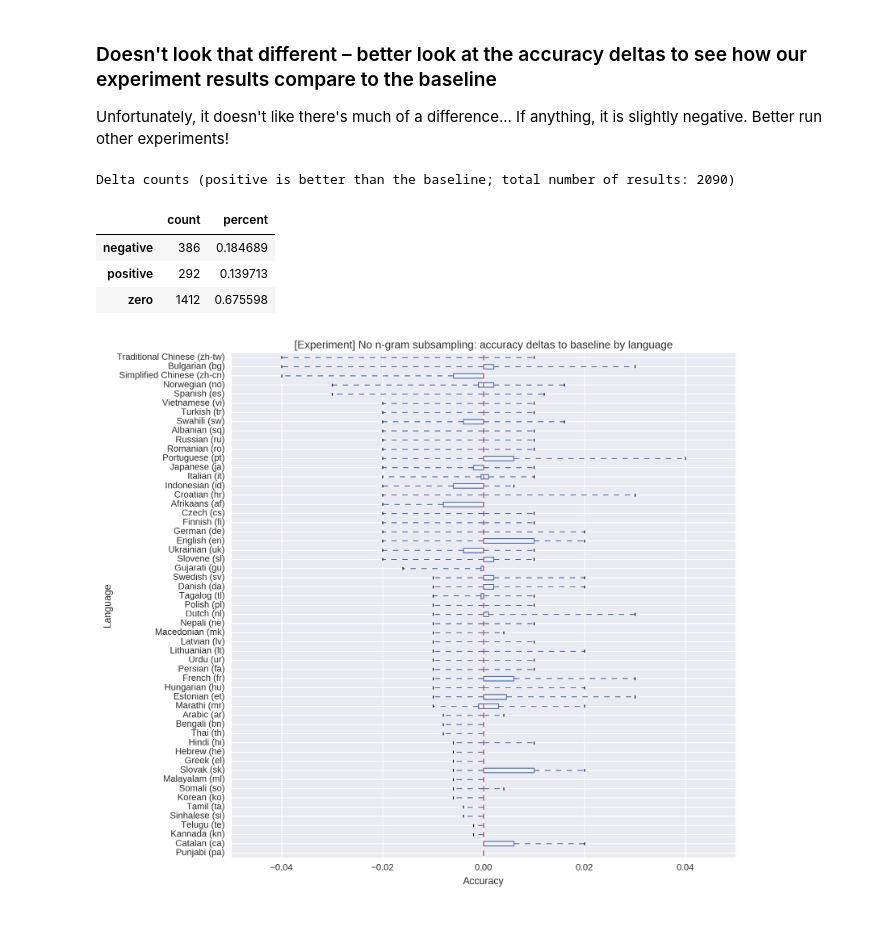
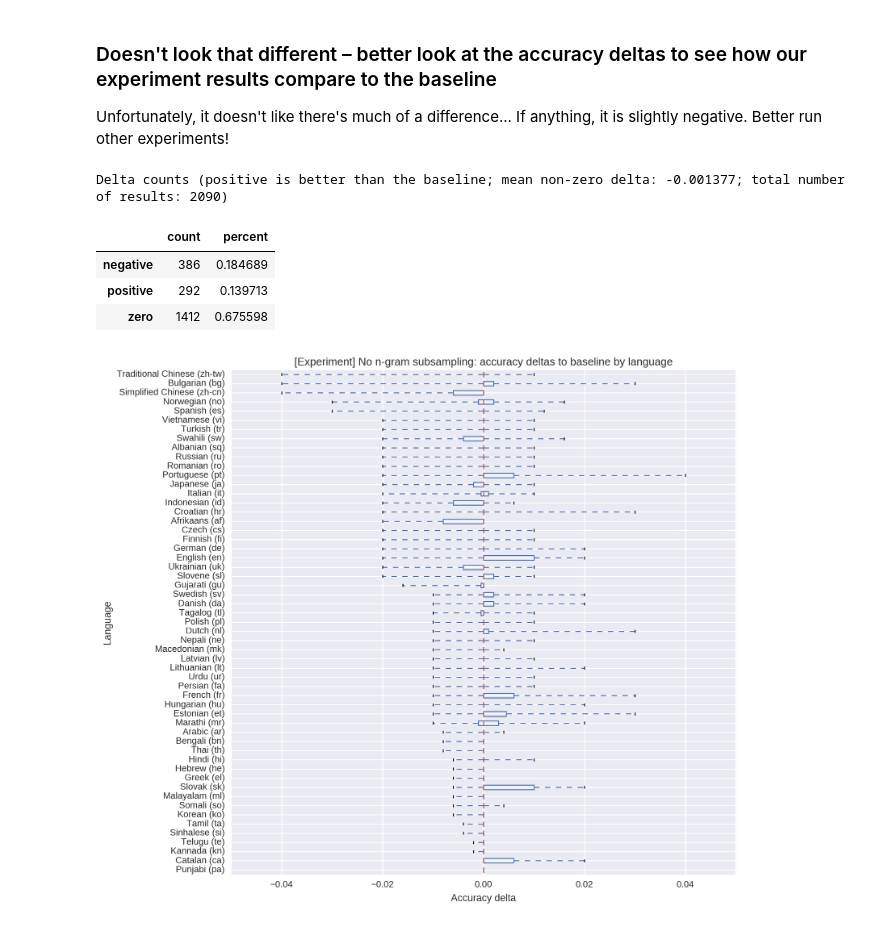
Before and after one commit to Automattic/elasticsearch-langdetect, a Jupyter notebook: experiments/Classification experiments.ipynb, the cells around one changed output. Drawn from its saved outputs; the diff is of its cells as text; code cells hidden in the pictures.

```diff
--- a/experiments/Classification experiments.ipynb
+++ b/experiments/Classification experiments.ipynb
@@ -139,35 +139,44 @@ plot_accuracy_by_language(no_ngram_subsampling_results, '[Experiment] No n-gram
 
 Unfortunately, it doesn't like there's much of a difference... If anything, it is slightly negative. Better run other experiments!
 # %%
-def plot_accuracy_deltas_by_language(baseline_results, experiment_results, experiment_name):
+def plot_accuracy_deltas_by_language(baseline_results, experiment_results, experiment_name,
+                                     order='min', baseline_desc=None):
     baseline_accuracies = extract_accuracies(baseline_results)
     deltas = extract_accuracies(experiment_results) - baseline_accuracies
     delta_counts = pd.Series({k: v.sum().sum() for k, v in dict(positive=deltas > 0,
                                                                 negative=deltas < 0,
                                                                 zero=deltas == 0).items()})
-    print('Delta counts (positive is better than the baseline; total number of results: {})'.format(delta_counts.sum()))
+    print('Delta counts (positive is better than the baseline; mean non-zero delta: {:4f}; '
+          'total number of results: {})'.format(deltas[deltas != 0].mean().mean(), delta_counts.sum()))
     display(pd.DataFrame(dict(count=delta_counts, percent=delta_counts / delta_counts.sum())))
 
-    ax = deltas[deltas.min().sort_values(ascending=False).index].plot(
+    if order == 'width':
+        order_series = deltas.max() - deltas.min()
+    else:
+        order_series = getattr(deltas, order)()
+    ax = deltas[order_series.sort_values(ascending=False).index].plot(
         kind='box', vert=False, figsize=(10, 10), whis='range'
     )
     positive_limit = deltas.abs().max().max() + 0.01
     # Keep the x-axis symmetrical
     ax.set_xlim((-positive_limit, positive_limit))
-    ax.set_xlabel('Accuracy')
+    ax.set_xlabel('Accuracy delta')
     ax.set_ylabel('Language')
-    ax.set_title('{} accuracy deltas to baseline by language'.format(experiment_name))
+    ax.set_title('{} accuracy deltas to baseline{} by language'.format(
+        experiment_name,
+        ' ({})'.format(baseline_desc) if baseline_desc else ''
+    ))
 
 plot_accuracy_deltas_by_language(baseline_results,
                                  no_ngram_subsampling_results,
                                  '[Experiment] No n-gram subsampling:')
 # %% [output]
-Delta counts (positive is better than the baseline; total number of results: 2090)
+Delta counts (positive is better than the baseline; mean non-zero delta: -0.001377; total number of results: 2090)
 |  | count | percent |
 | negative | 386 | 0.184689 |
 | positive | 292 | 0.139713 |
 | zero | 1412 | 0.675598 |
-[figure, old version]
+[figure, new version]
 # %%
 # Setting the default min_length to 1 because min_length=0 includes the full texts.
 def filter_results_by_substring_length(results, min_length=1, max_length=20):
```
Also changed, not shown: parts of 16 cells of this notebook, 3 other files.
